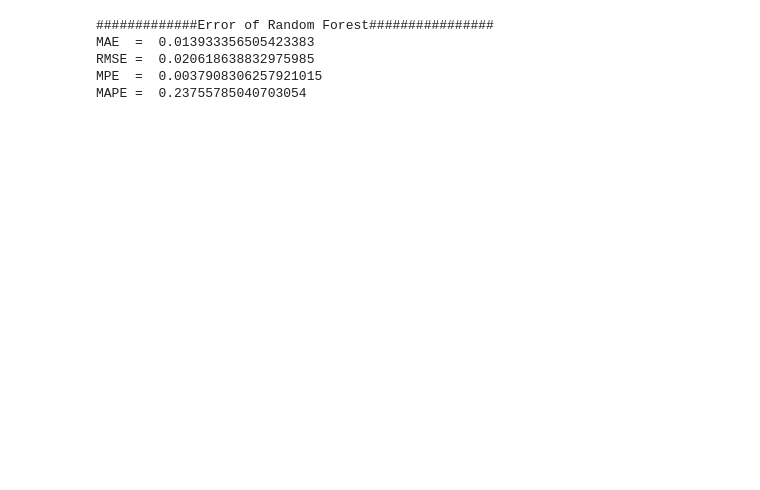
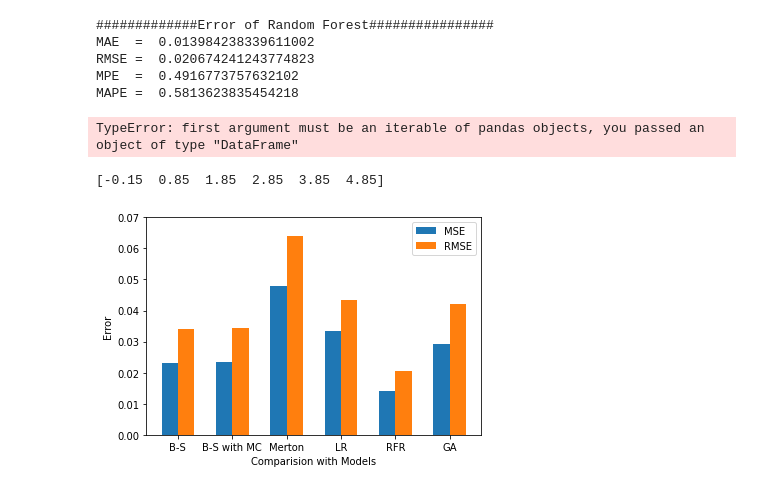
Before and after one commit to yangfy0608/CS277_Option_Price_Prediction, a Jupyter notebook: 传统机器学习模型/Comparison.ipynb, the cells around one changed output. Drawn from its saved outputs; the diff is of its cells as text; code cells hidden in the pictures; blank space fills up the shorter version.

Commit message:
add prediction

```diff
--- a/传统机器学习模型/Comparison.ipynb
+++ b/传统机器学习模型/Comparison.ipynb
@@ -104,6 +110,6 @@ MAPE =  1.3496696688557774
 # %%
-error = [0, 0, 0, 0]
-for train_index, test_index in KFold(n_splits=5,shuffle = True, random_state = 7).split(X, Y):
+error2 = [0, 0, 0, 0]
+for train_index, test_index in KFold(n_splits=5,shuffle = True,random_state = 17).split(X, Y):
     X_train, X_test = X.iloc[train_index], X.iloc[test_index]
     Y_train, Y_test = Y.iloc[train_index], Y.iloc[test_index]
     model = RandomForestRegressor(
@@ -115,17 +121,24 @@ for train_index, test_index in KFold(n_splits=5,shuffle = True, random_state = 7
     )
     model.fit(X_train, Y_train)
     predictions = model.predict(X_test)
-    Y_test = np.array(Y_test)
-    error += getError(predictions, Y_test)
-error /=5
+    error2 += getError(predictions, np.array(Y_test))
+    Y_test = pd.DataFrame(Y_test)
+    Y_test.insert(1,"LRPrediction",predictions)
+    temp.append(Y_test)
+error2 /=5
 print("#############Error of Random Forest################")
-print("MAE  = ", error[0])
-print("RMSE = ", error[1])
-print("MPE  = ", error[2])
-print("MAPE = ", error[3])
+print("MAE  = ", error2[0])
+print("RMSE = ", error2[1])
+print("MPE  = ", error2[2])
+print("MAPE = ", error2[3])
+
+temp = pd.concat(temp)
+df3 =  pd.concat([df2.drop(['Value'],axis=1), temp], axis=1)
+df3.dropna()
 # %% [output]
 #############Error of Random Forest################
-MAE  =  0.013933356505423383
-RMSE =  0.020618638832975985
-MPE  =  0.0037908306257921015
-MAPE =  0.23755785040703054
+MAE  =  0.013984238339611002
+RMSE =  0.020674241243774823
+MPE  =  0.4916773757632102
+MAPE =  0.5813623835454218
+TypeError: first argument must be an iterable of pandas objects, you passed an object of type "DataFrame"
@@ -131,0 +178,33 @@ MAPE =  0.23755785040703054
+# %%
+size = 6
+
+x = np.arange(size)
+
+# 有a/b两种类型的数据，n设置为2
+total_width, n = 0.6, 2
+# 每种类型的柱状图宽度
+width = total_width / n
+
+list1 = MSE
+list2 = RMSE
+# 重新设置x轴的坐标
+x = x - (total_width - width) / 2
+print(x)
+plt.rcParams['font.serif'] = ['Times New Roman']
+# 画柱状图
+plt.bar(x, list1, width=width, label="MSE" )
+plt.bar(x + width, list2, width=width, label="RMSE")
+#plt.bar(x + 2*width, c, width=width, label="c")
+plt.xticks(np.arange(6), ('B-S', 'B-S with MC', 'Merton', 'LR', "RFR","GA"))
+# 显示图例
+# plt.figure(dpi=300,figsize=(24,24))
+plt.legend(loc='upper right')
+plt.xlabel("Comparision with Models")
+plt.ylabel("Error",)
+plt.ylim(0,0.07)
+plt.savefig('plot1.png', dpi=500)
+# 显示柱状图
+plt.show()
+# %% [output]
+[-0.15  0.85  1.85  2.85  3.85  4.85]
+[figure, added]
```
Also changed, not shown: parts of 6 cells of this notebook, 6 other files.
